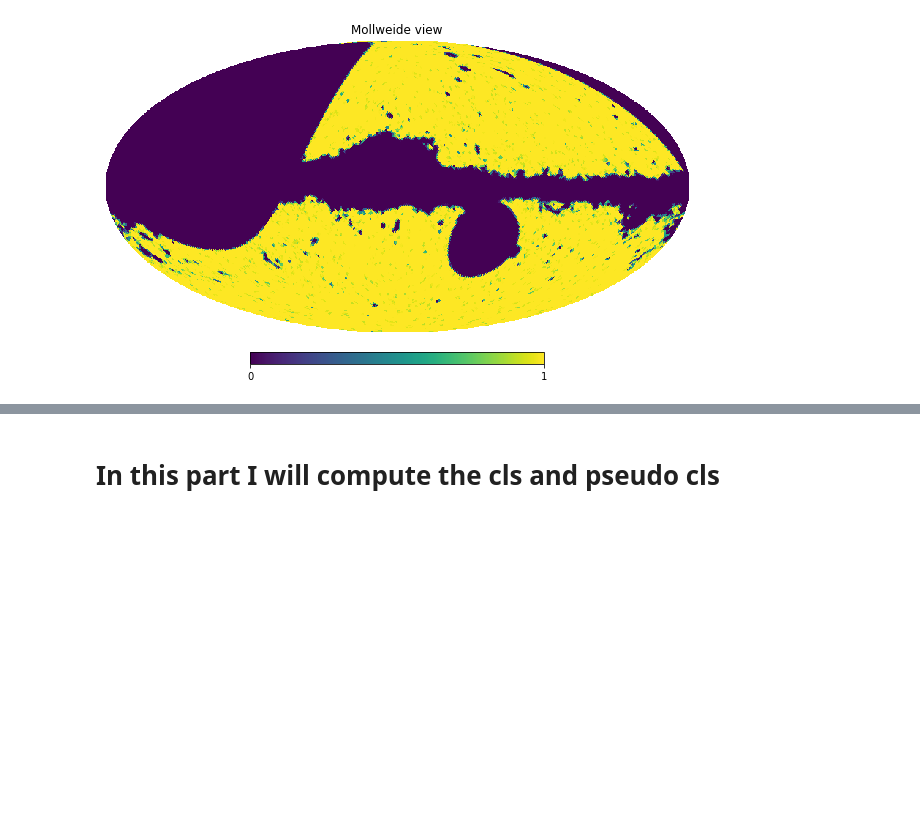
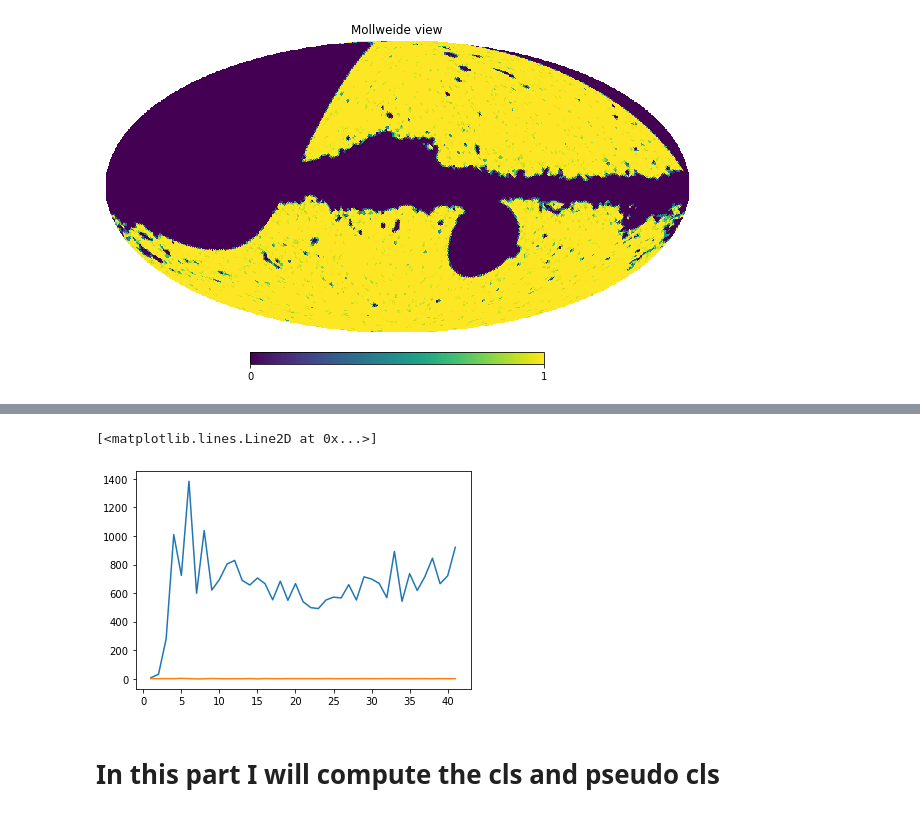
Before and after one commit to Augustocmb/cmblss, a Jupyter notebook: code/cmblss-main/polarisation-temperature-anisotropies.ipynb, the cells around one changed output, grey strips where cells are left out. Drawn from its saved outputs; the diff is of its cells as text; code cells hidden in the pictures; blank space fills up the shorter version.

Commit message:
I computed the pseduo-cls with namaster an remastered

```diff
--- a/code/cmblss-main/polarisation-temperature-anisotropies.ipynb
+++ b/code/cmblss-main/polarisation-temperature-anisotropies.ipynb
@@ -110,0 +111,2 @@ hdu.writeto('mask_total.fits')
+# %%
+result=np.load('/home/akozameh/cmblss/code/remastered_curves.p', allow_pickle=True)
@@ -110,0 +115,3 @@ hdu.writeto('mask_total.fits')
+# %%
+el=np.arange(1,result[0].shape[0]+1)
+el
@@ -111,3 +162,9 @@ hdu.writeto('mask_total.fits')
+# %%
+plt.plot(el,result[0]*(1e12)*el*(el+1)/2/np.pi)
+plt.plot(el,result[1]*(1e12)*el*(el+1)/2/np.pi)
+# %% [output]
+[<matplotlib.lines.Line2D at 0x...>]
+[figure, added]
 # %% [markdown]
 # In this part I will compute the cls and pseudo cls
 # %%
```
Also changed, not shown: parts of 25 cells of this notebook.
